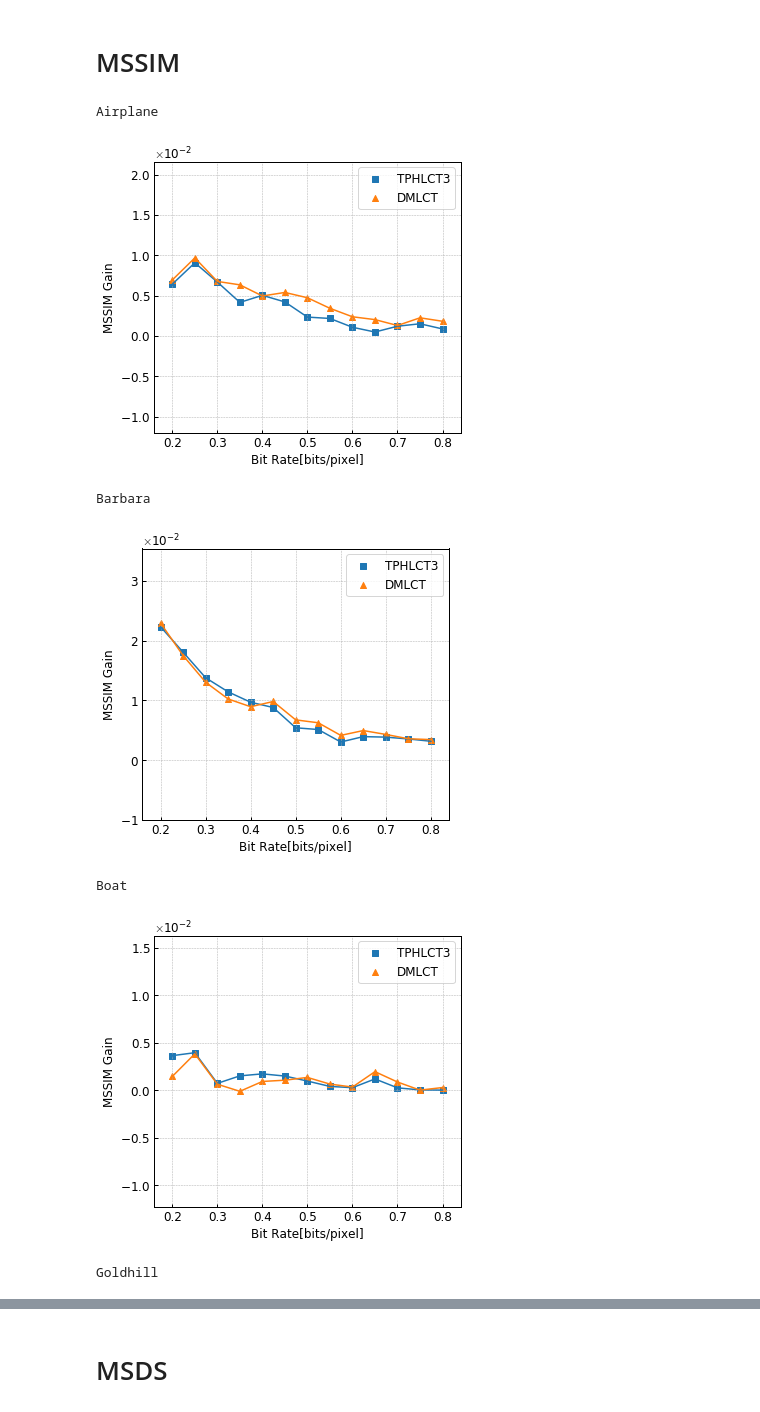
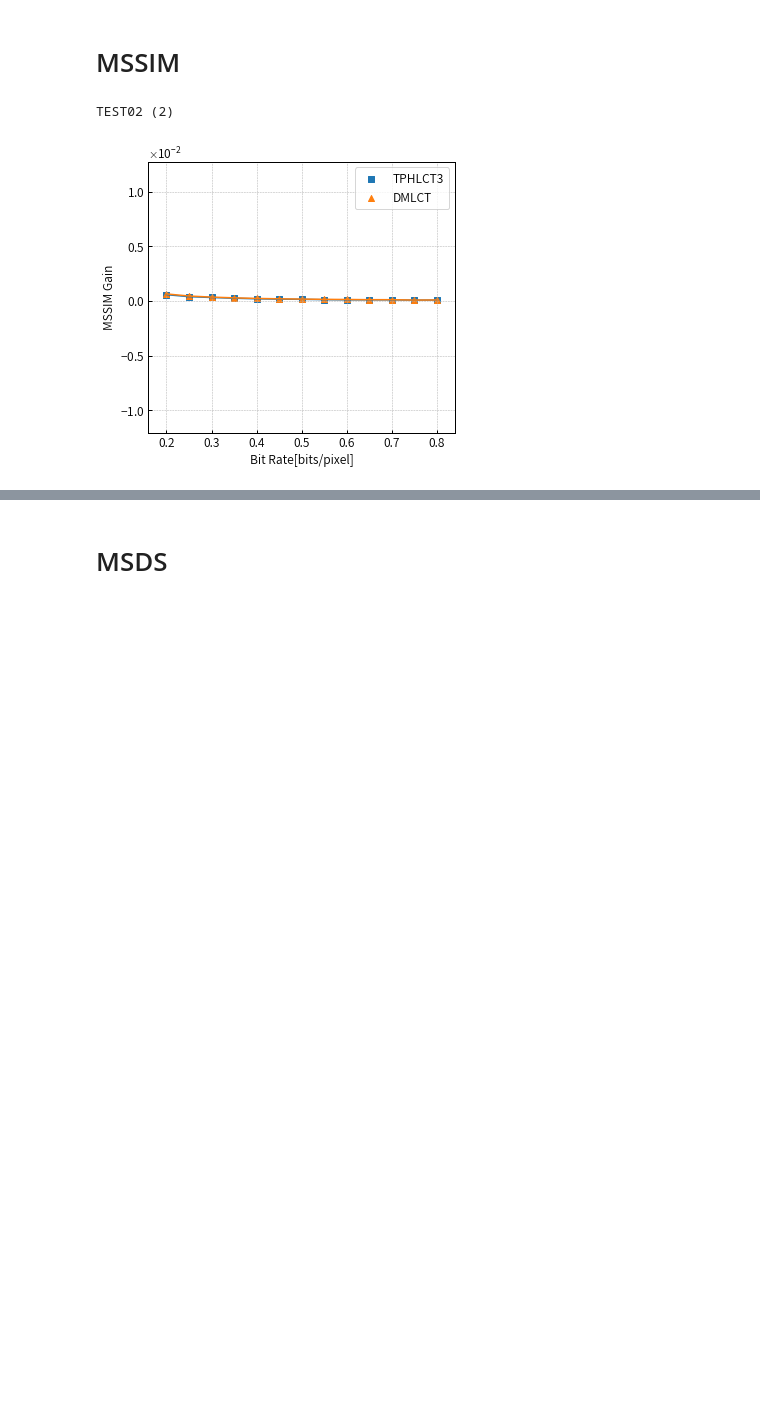
Before and after one commit to Hiroya-W/TPHLCT_and_DMLCT, a Jupyter notebook: Plot_tool/plot_tools.ipynb, the cells around one changed output, grey strips where cells are left out. Saved outputs shown, nothing was run; the diff lists cells and outputs as text; code cells hidden in the pictures; blank space fills up the shorter version.

```diff
--- a/Plot_tool/plot_tools.ipynb
+++ b/Plot_tool/plot_tools.ipynb
@@ -36,7 +36,7 @@ class FixedOrderFormatter(ScalarFormatter):
     def _set_order_of_magnitude(self):
         self.orderOfMagnitude = self._order_of_mag
 # %%
-option = "32x32"
+option = "16x16"
 # %%
 df_1 = pd.read_excel("xlsx/DCT_"+ option +".xlsx",sheet_name=None)
 # %%
@@ -51,9 +51,10 @@ df_4 = pd.read_excel("xlsx/MSDS_" + option + ".xlsx",sheet_name=None)
 # %% [markdown]
 # PSNR
 # %%
-for key in df_1.keys():
-#     key = "Airplane"
-    print(key)
+# for key in df_1.keys():
+#     key = "TEST02 (2)"
+    key = "N8RGB_2"
+#     print(key)
     sheet1 = df_1[key]
     sheet2 = df_2[key]
     sheet3 = df_3[key]
@@ -119,8 +92,9 @@ Boat512
 # %% [markdown]
 # MSSIM
 # %%
-for key in df_1.keys():
-#     key = "Airplane"
+# for key in df_1.keys():
+#     key = "N8RGB_2"
+    key = "TEST02 (2)"
     print(key)
     sheet1 = df_1[key]
     sheet2 = df_2[key]
@@ -137,38 +111,33 @@ for key in df_1.keys():
     fig = plt.figure(figsize=(5.5,5))
     ax = fig.add_subplot(1,1,1) # Axesを作成
 
     # MSSIM値をそのまま表示
 #     plt.scatter(bpp,p1,label="DCT",marker="o")
 #     plt.plot(bpp,p1)
 #     plt.scatter(bpp,p2,label="TPHLCT3",marker=",")
 #     plt.plot(bpp,p2)
 #     plt.scatter(bpp,p3,label="DMLCT",marker="^")
 #     plt.plot(bpp,p3)
 
     # DCTとの差を表示する
     ax.scatter(bpp,p2-p1,label="TPHLCT3",marker=",")
     ax.plot(bpp,p2-p1)
     ax.scatter(bpp,p3-p1,label="DMLCT",marker="^")
     ax.plot(bpp,p3-p1)
-#     ax.set_ylim(-0.006,0.006)
+#     ax.set_ylim(-0.000,0.001)
 
 
     ax.yaxis.set_major_formatter(FixedOrderFormatter(-2 ,useMathText=True))
     ax.ticklabel_format(style="sci",  axis="y",scilimits=(0,0))
 
     ax.set_xlabel("Bit Rate[bits/pixel]")
     ax.set_ylabel("MSSIM Gain")
     ax.legend()
 
 #     plt.tight_layout()#グラフが重ならず，設定した図のサイズ内に収まる。
 #     plt.savefig("output/mssim" + key + "_" + option + ".png",dpi=300)
     plt.savefig("output/mssim_diff" + key + "_" + option + ".png",dpi=300)
     plt.show()
 # %% [output]
-Airplane
+TEST02 (2)
-[figure, old version]
+[figure, new version]
-Barbara
-[figure, removed]
-Boat
-[figure, removed]
-Goldhill
```
Also changed, not shown: parts of 4 cells of this notebook, 20 other files.
